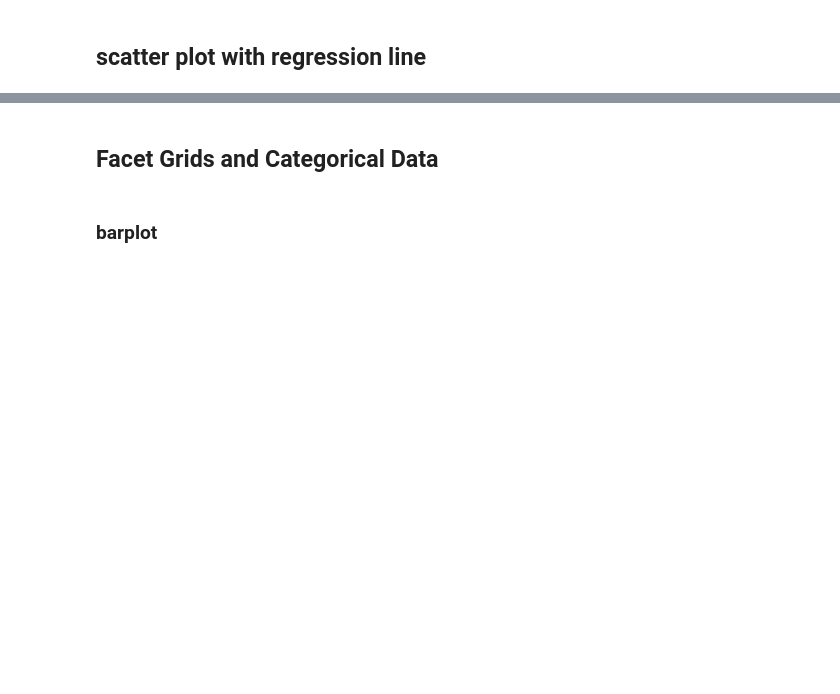
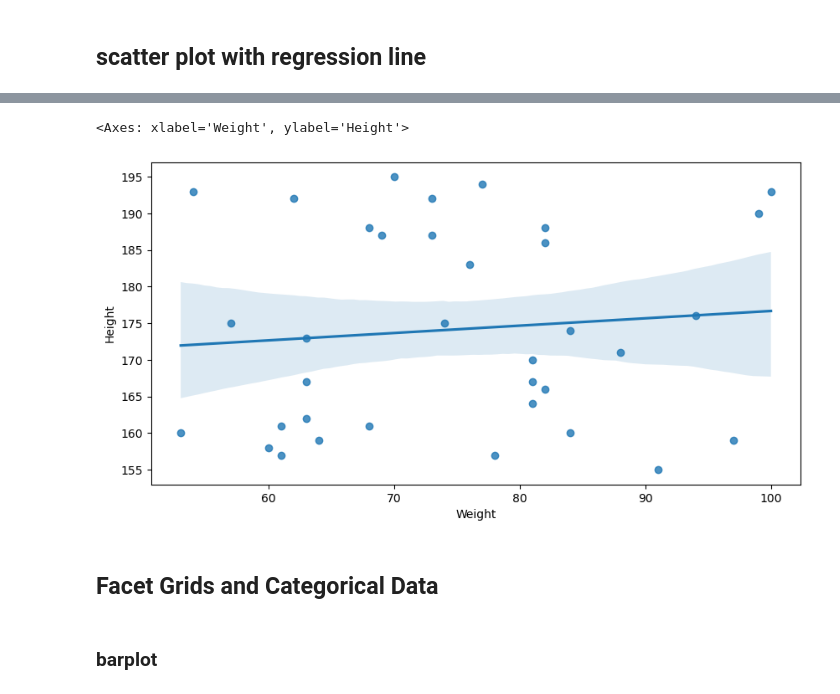
Before and after one commit to STAT2255/2024, a Jupyter notebook: notes/note11_Visualization.ipynb, the cells around one changed output, grey strips where cells are left out. Saved outputs shown, nothing was run; the diff lists cells and outputs as text; code cells hidden in the pictures; blank space fills up the shorter version.

```diff
--- a/notes/note11_Visualization.ipynb
+++ b/notes/note11_Visualization.ipynb
@@ -346,6 +384,9 @@ sns.histplot(df['Math'], bins=10, kde = True) # kde stands for kernel density es
 # %%
-plt.figure(figsize = (10, 8))
-sns.regplot(x='Weight', y='Height', data=df)
+plt.figure(figsize = (10, 5))
+sns.regplot(x='Weight', y='Height', data=df, ci=90)
+# %% [output]
+<Axes: xlabel='Weight', ylabel='Height'>
+[figure, added]
 # %% [markdown]
 ## Facet Grids and Categorical Data
 # %%
```
Also changed, not shown: parts of 13 cells of this notebook, 1 other file.
